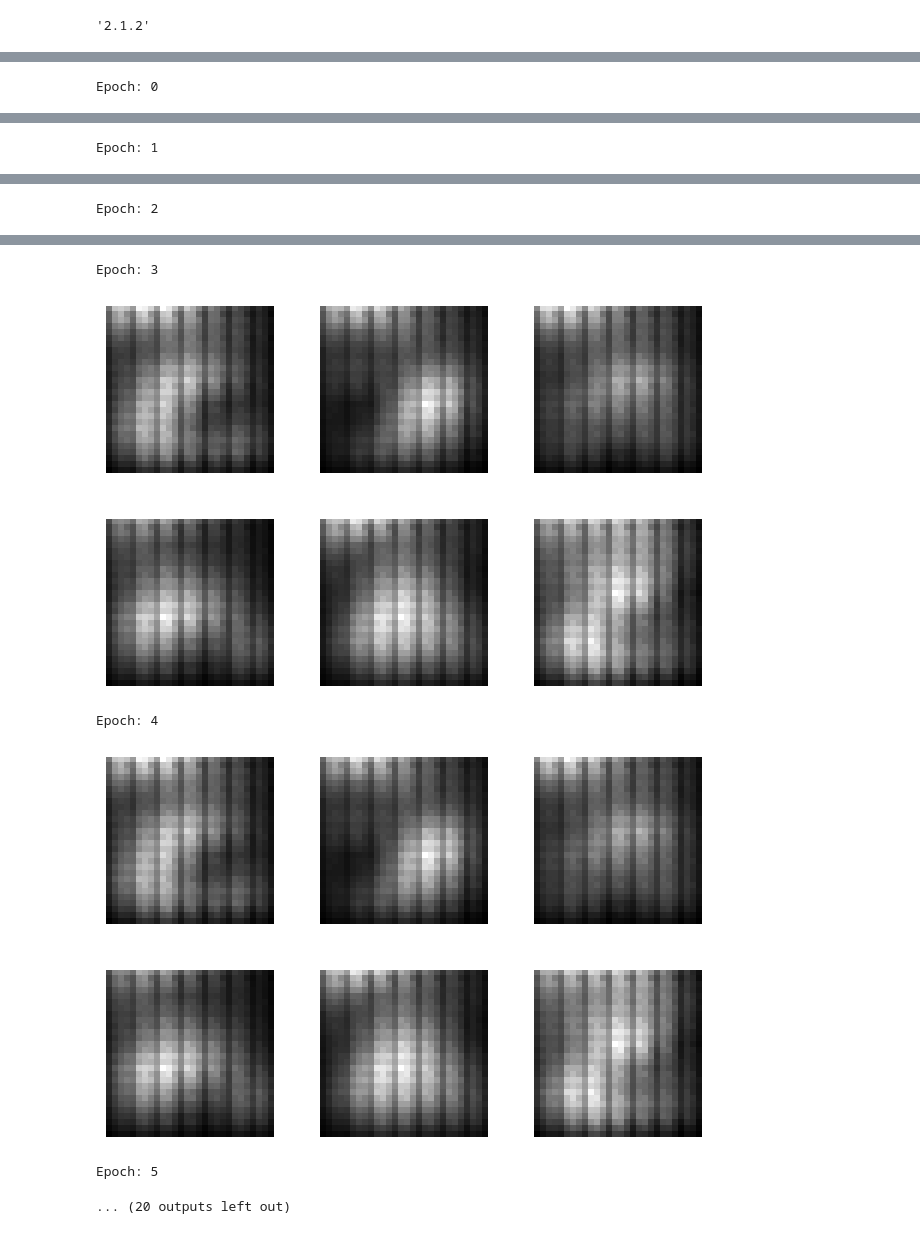
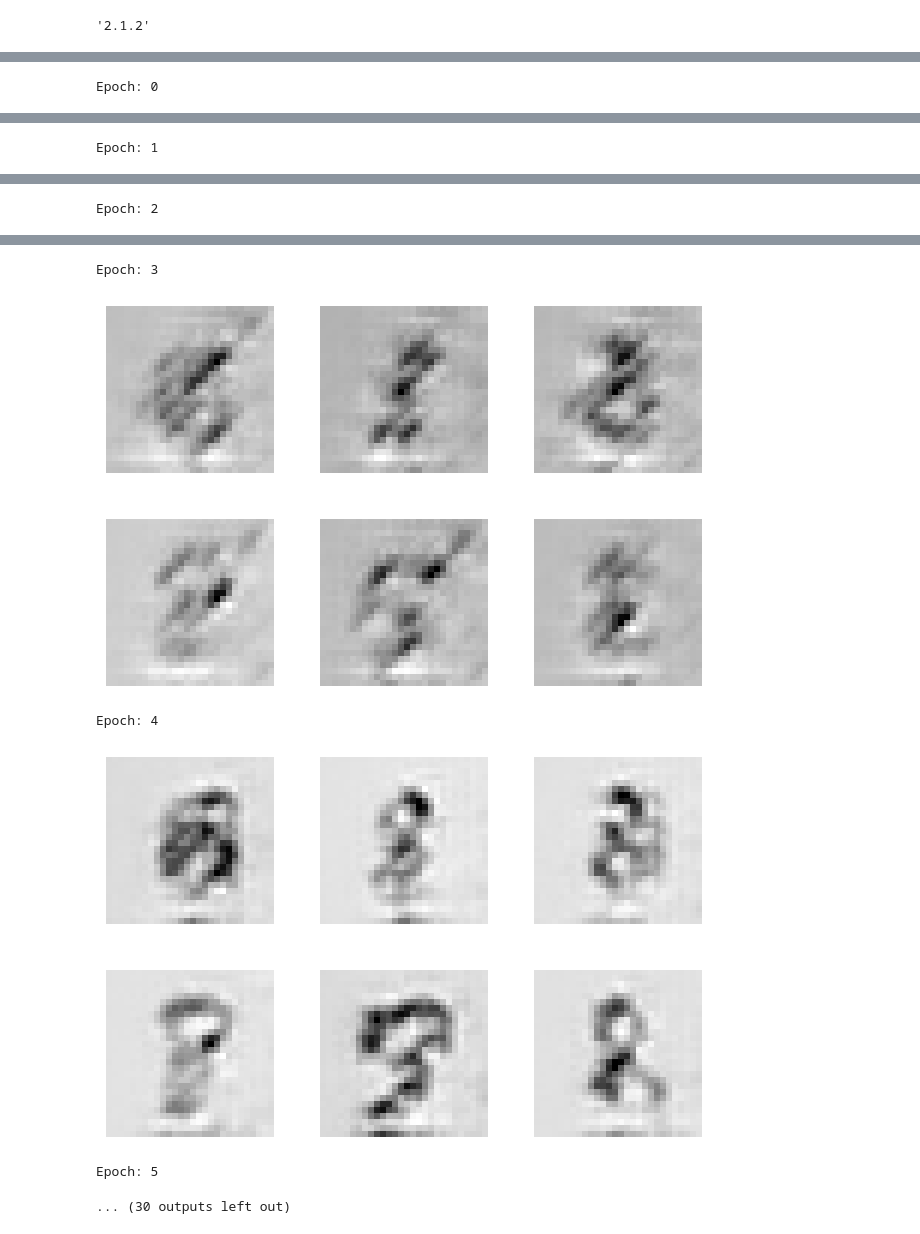
Before and after one commit to TerryTian21/PyTorch-Practice, a Jupyter notebook: Tutorials/Intro_to_GANs.ipynb, the cells around one changed output, grey strips where cells are left out. Drawn from its saved outputs; the diff is of its cells as text; code cells hidden in the pictures.

```diff
--- a/Tutorials/Intro_to_GANs.ipynb
+++ b/Tutorials/Intro_to_GANs.ipynb
@@ -217,3 +219,12 @@ Some important notes about the following class:
+# %%
+# Initalize weights
+def weights_init(m):
+    classname = m.__class__.__name__
+    if classname.find('Conv') != -1:
+        m.weight.data.normal_(0.0, 0.02)
+    elif classname.find('BatchNorm') != -1:
+        m.weight.data.normal_(1.0, 0.02)
+        m.bias.data.fill_(0)
 # %%
 class GAN(pl.LightningModule):
   def __init__(self, latent_dim=100, lr=0.0002):
@@ -223,7 +234,9 @@ class GAN(pl.LightningModule):
     # Hyperparams
     self.save_hyperparameters()
     self.generator = Generator(latent_dim=self.hparams.latent_dim)
+    self.generator.apply(weights_init)
     self.discriminator = Discriminator()
+    self.discriminator.apply(weights_init)
     self.loss = {"d_loss": [], "g_loss": []}
 
     # random noise
@@ -264,12 +277,14 @@ class GAN(pl.LightningModule):
     # Train discriminator : Max log(D(x)) + log(1 - D(G(z)))
     ############################################################
     # How well can it label as real
+    d_opt.zero_grad()
     y_preds_real = self.discriminator(real_imgs)
 
     y_real = torch.ones(real_imgs.size(0), 1) # Use torch dot ones because you expect them to all be real images and in binary classification the label is 1
     y_real = y_real.type_as(real_imgs)
 
     real_loss = self.adversarial_loss(y_preds_real, y_real)
+    real_loss.backward()
 
     # How well can it label as fake
     y_preds_fake = self.discriminator(self(z).detach()) # Need the detach to prevent doing calculations twice -> detach from graph
@@ -278,12 +293,11 @@ class GAN(pl.LightningModule):
     y_fake = y_fake.type_as(real_imgs)
 
     fake_loss = self.adversarial_loss(y_preds_fake, y_fake)
+    fake_loss.backward()
 
     d_loss = (real_loss + fake_loss) / 2
 
     # Manual optimization
-    d_opt.zero_grad()
-    self.manual_backward(d_loss)
     d_opt.step()
 
     self.loss['d_loss'].append(d_loss)
@@ -347,5 +366,5 @@ tensor(1.3167)
 # %%
-trainer = pl.Trainer(max_epochs=15)
+trainer = pl.Trainer(max_epochs=20)
 trainer.fit(model, dm)
 # %% [output]
 INFO:pytorch_lightning.utilities.rank_zero:GPU available: True (cuda), used: True
@@ -374,9 +393,9 @@ Epoch: 2
 Epoch: 3
-[figure, old version]
+[figure, new version]
 Epoch: 4
-[figure, old version]
+[figure, new version]
 Epoch: 5
-... (20 outputs left out)
+... (30 outputs left out)
 # %%
 losses = model.loss
 
```
Also changed, not shown: parts of 9 cells of this notebook.
